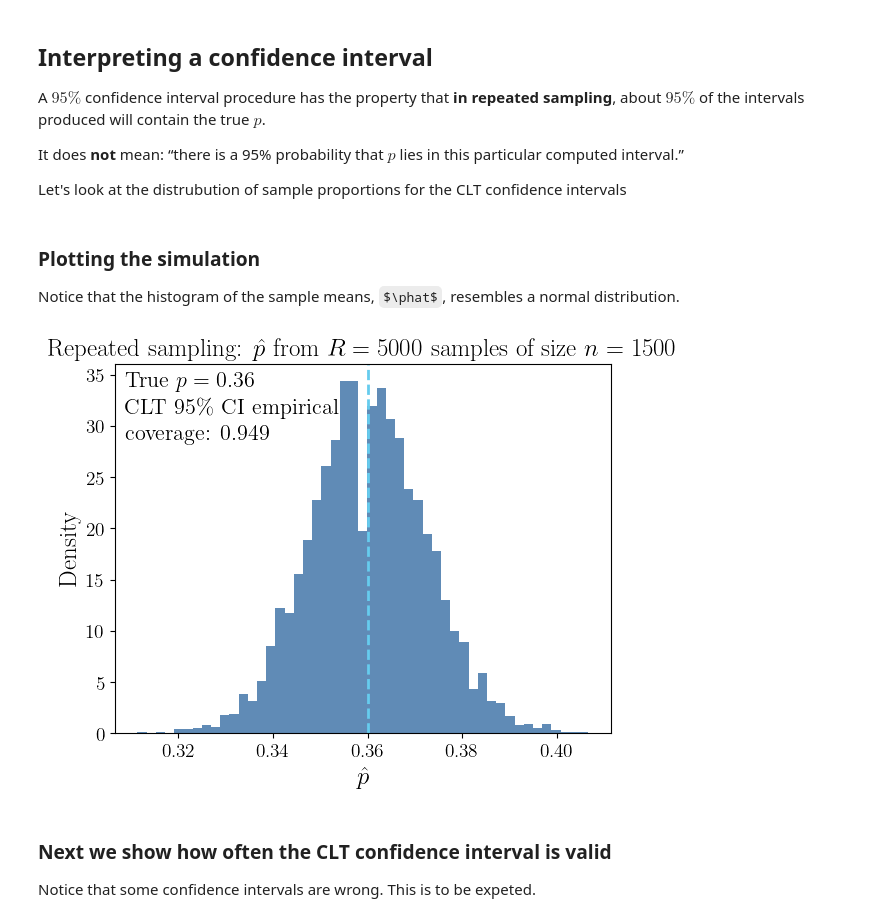
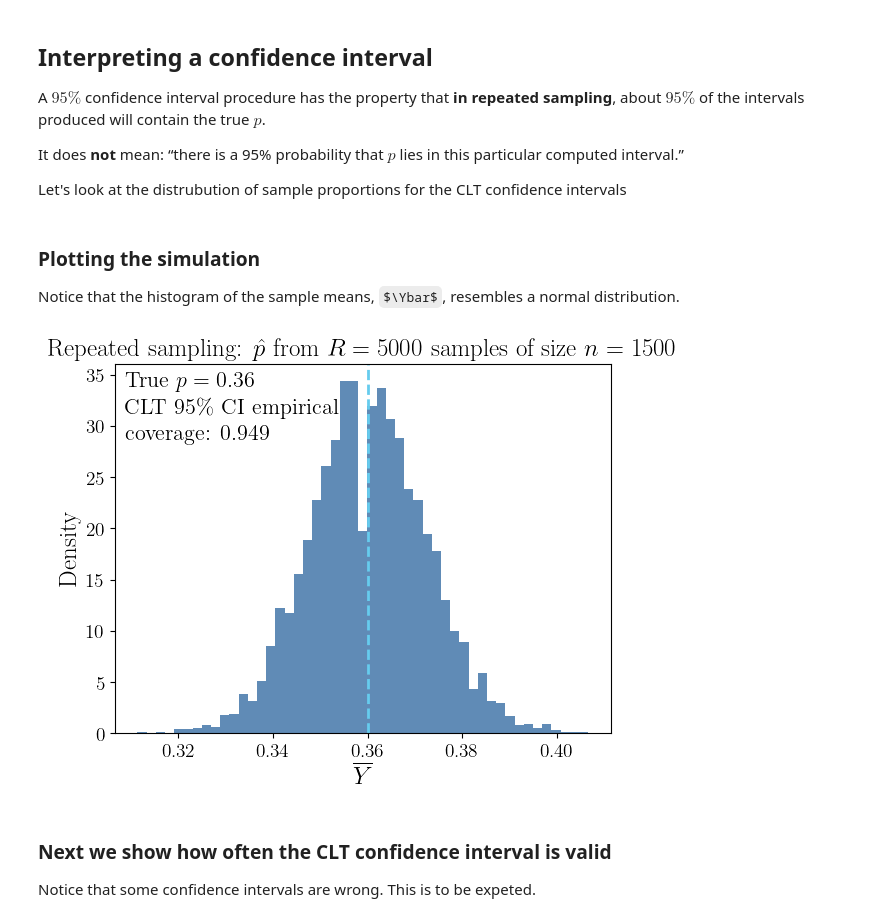
Before and after one commit to fjhickernell/MATH563Spring2026, a Jupyter notebook: classlib/classlib/notebooks/approval_rating_bernoulli_binomial_clt_ci.ipynb, the cells around one changed output. Saved outputs shown, nothing was run; the diff lists cells and outputs as text; code cells hidden in the pictures; some formulas as TeX source.

```diff
--- a/classlib/classlib/notebooks/approval_rating_bernoulli_binomial_clt_ci.ipynb
+++ b/classlib/classlib/notebooks/approval_rating_bernoulli_binomial_clt_ci.ipynb
@@ -101,7 +55,7 @@ alpha = 0.05     # 95% CI
 # Simulate survey responses: 1 = Yes/Approve, 0 = No/Disapprove
 y = rng.binomial(n=1, p=p_true, size=n)
 tot = int(y.sum())          # number of Yes responses
-phat = tot / n              # sample proportion
+ybar = tot / n              # sample proportion
 
-n, tot, phat
+print(f"For {n} people we have {tot} of them approving for an estimated approval rating of {100*ybar:.1f}%")
 # %% [output]
@@ -263,39 +217,40 @@ def simulate_wald_coverage(R, n, p, *, rng, alpha=0.05):
     y = rng.binomial(1, p, size=(R, n))
     k = y.sum(axis=1)
     lo, hi = wald_ci_for_k(k, n, alpha=alpha)
-    phat = k / n
+    ybar = k / n
     cover = (lo <= p) & (p <= hi)
-    return phat, lo, hi, cover
+    return ybar, lo, hi, cover
 
-phat, lo, hi, cover = simulate_wald_coverage(reps, n, p_true, rng=rng, alpha=alpha)
+ybar, lo, hi, cover = simulate_wald_coverage(reps, n, p_true, rng=rng, alpha=alpha)
 coverage = cover.mean()
 # %% [markdown]
 ### Plotting the simulation
-Notice that the histogram of the sample means, $\phat$, resembles a normal distribution.
+Notice that the histogram of the sample means, $\Ybar$, resembles a normal distribution.
 # %%
 fig, ax = plt.subplots()
 
-ax.hist(phat, bins="auto", density=True, alpha=0.85, color=cl.nbviz.tol_colors(2)[0])
+ax.hist(ybar, bins="auto", density=True, alpha=0.85, color=cl.nbviz.tol_colors(2)[0])
 ax.axvline(p_true, linestyle="--", linewidth=2, color=cl.nbviz.tol_colors(2)[1])
 
 ax.set_title(fr"Repeated sampling: $\hat p$ from $R={reps}$ samples of size $n={n}$")
-ax.set_xlabel(r"$\hat p$")
+ax.set_xlabel(r"$\overline{Y}$")
 ax.set_ylabel("Density")
 
 ax.text(
     0.02, 0.98,
     fr"True $p={p_true}$"
     "\n"
     r"CLT 95\% CI empirical"
     "\n"
     fr" coverage: {coverage:.3f}",
     transform=ax.transAxes,
     va="top",
     fontsize=16,
     linespacing=1.4
 )
+cl.nbviz.savefig("ybar_histogram_approval")
 # %% [output]
-[figure, old version]
+[figure, new version]
 # %% [markdown]
 ### Next we show how often the CLT confidence interval is valid
 Notice that some confidence intervals are wrong.  This is to be expeted.
```
Also changed, not shown: parts of 9 cells of this notebook, 8 other files.
